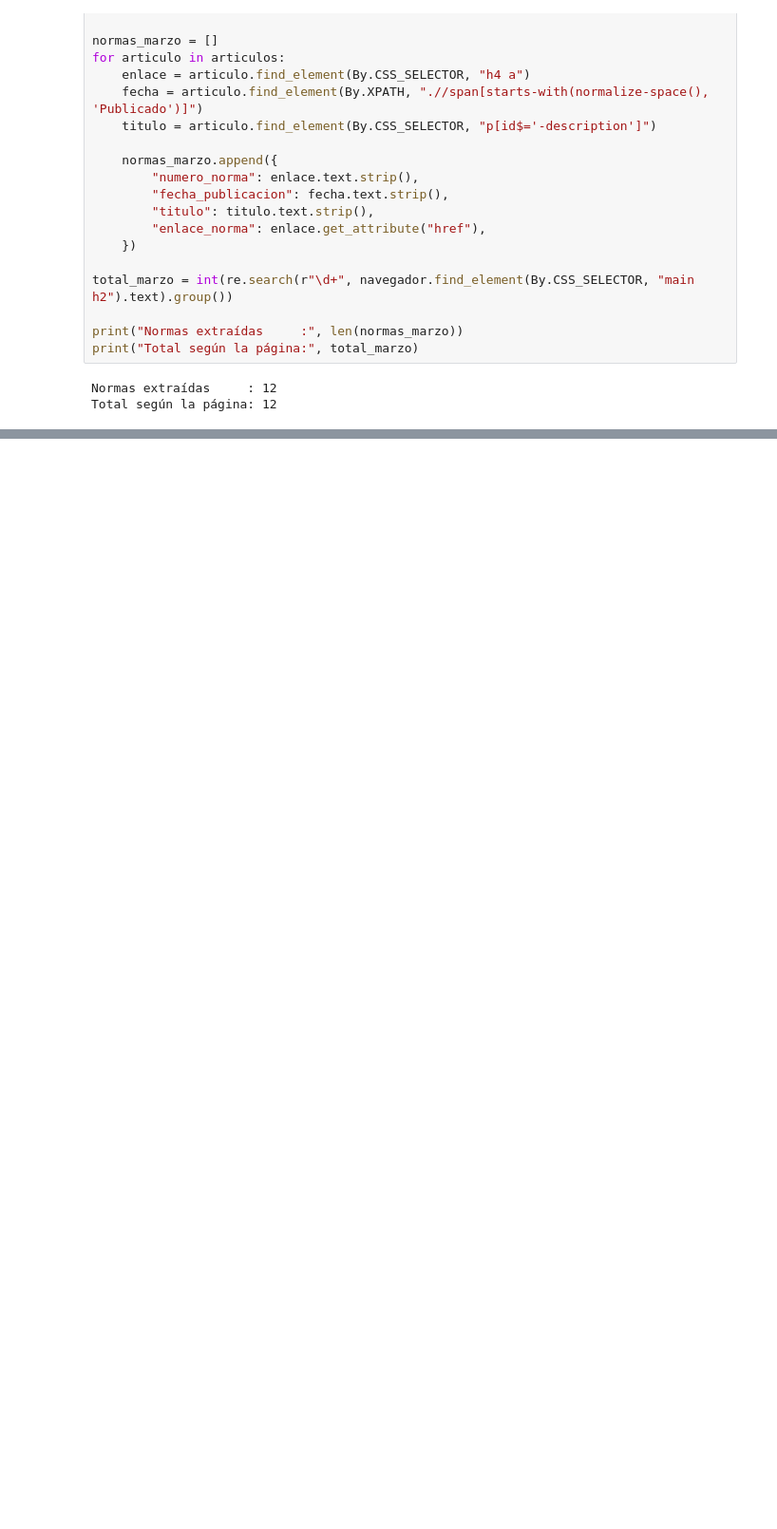
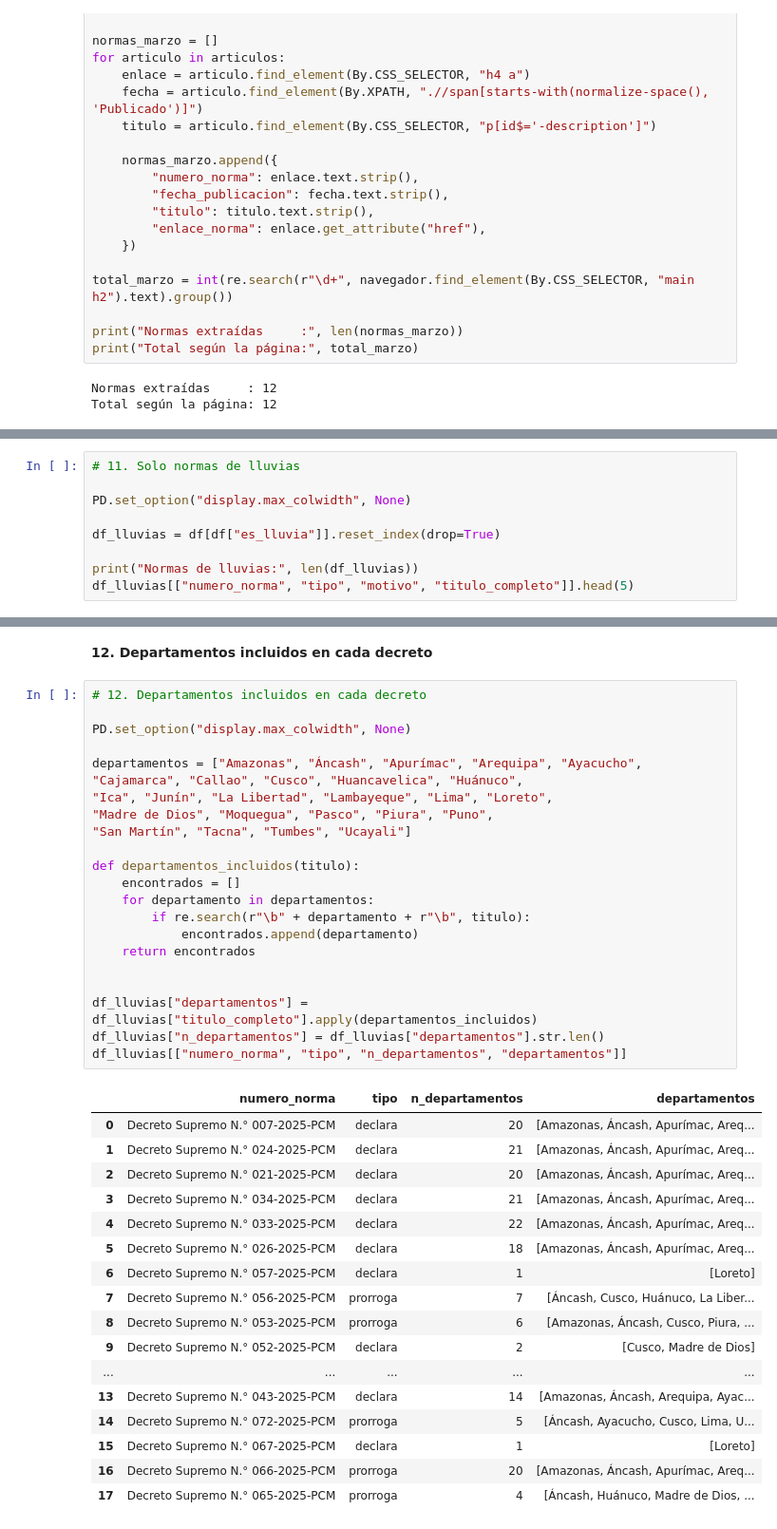
Before and after one commit to valeriavicentev/Python---Grupo-4, a Jupyter notebook: assignment_2/scraping_emergencias.ipynb, the cells around one changed output, grey strips where cells are left out. Shown at 95% size. Drawn from its saved outputs; the diff is of its cells as text; blank space fills up the shorter version.

```diff
--- a/assignment_2/scraping_emergencias.ipynb
+++ b/assignment_2/scraping_emergencias.ipynb
@@ -245,0 +624,9 @@ Febrero 2025                   4                     4
+# %%
+# 11. Solo normas de lluvias
+
+PD.set_option("display.max_colwidth", None)
+
+df_lluvias = df[df["es_lluvia"]].reset_index(drop=True)
+
+print("Normas de lluvias:", len(df_lluvias))
+df_lluvias[["numero_norma", "tipo", "motivo", "titulo_completo"]].head(5)
@@ -245,0 +648,42 @@ Febrero 2025                   4                     4
+# %% [markdown]
+**12. Departamentos incluidos en cada decreto**
+# %%
+# 12. Departamentos incluidos en cada decreto
+
+PD.set_option("display.max_colwidth", None)
+
+departamentos = ["Amazonas", "Áncash", "Apurímac", "Arequipa", "Ayacucho",
+"Cajamarca", "Callao", "Cusco", "Huancavelica", "Huánuco",
+"Ica", "Junín", "La Libertad", "Lambayeque", "Lima", "Loreto",
+"Madre de Dios", "Moquegua", "Pasco", "Piura", "Puno",
+"San Martín", "Tacna", "Tumbes", "Ucayali"]
+
+def departamentos_incluidos(titulo):
+    encontrados = []
+    for departamento in departamentos:
+        if re.search(r"\b" + departamento + r"\b", titulo):
+            encontrados.append(departamento)
+    return encontrados
+
+
+df_lluvias["departamentos"] = df_lluvias["titulo_completo"].apply(departamentos_incluidos)
+df_lluvias["n_departamentos"] = df_lluvias["departamentos"].str.len()
+df_lluvias[["numero_norma", "tipo", "n_departamentos", "departamentos"]]
+# %% [output]
+|  | numero_norma | tipo | n_departamentos | departamentos |
+| 0 | Decreto Supremo N.° 007-2025-PCM | declara | 20 | [Amazonas, Áncash, Apurímac, Areq... |
+| 1 | Decreto Supremo N.° 024-2025-PCM | declara | 21 | [Amazonas, Áncash, Apurímac, Areq... |
+| 2 | Decreto Supremo N.° 021-2025-PCM | declara | 20 | [Amazonas, Áncash, Apurímac, Areq... |
+| 3 | Decreto Supremo N.° 034-2025-PCM | declara | 21 | [Amazonas, Áncash, Apurímac, Areq... |
+| 4 | Decreto Supremo N.° 033-2025-PCM | declara | 22 | [Amazonas, Áncash, Apurímac, Areq... |
+| 5 | Decreto Supremo N.° 026-2025-PCM | declara | 18 | [Amazonas, Áncash, Apurímac, Areq... |
+| 6 | Decreto Supremo N.° 057-2025-PCM | declara | 1 | [Loreto] |
+| 7 | Decreto Supremo N.° 056-2025-PCM | prorroga | 7 | [Áncash, Cusco, Huánuco, La Liber... |
+| 8 | Decreto Supremo N.° 053-2025-PCM | prorroga | 6 | [Amazonas, Áncash, Cusco, Piura, ... |
+| 9 | Decreto Supremo N.° 052-2025-PCM | declara | 2 | [Cusco, Madre de Dios] |
+| ... | ... | ... | ... | ... |
+| 13 | Decreto Supremo N.° 043-2025-PCM | declara | 14 | [Amazonas, Áncash, Arequipa, Ayac... |
+| 14 | Decreto Supremo N.° 072-2025-PCM | prorroga | 5 | [Áncash, Ayacucho, Cusco, Lima, U... |
+| 15 | Decreto Supremo N.° 067-2025-PCM | declara | 1 | [Loreto] |
+| 16 | Decreto Supremo N.° 066-2025-PCM | prorroga | 20 | [Amazonas, Áncash, Apurímac, Areq... |
+| 17 | Decreto Supremo N.° 065-2025-PCM | prorroga | 4 | [Áncash, Huánuco, Madre de Dios, ... |
```
Also changed, not shown: parts of 48 cells of this notebook, 2 other files.
